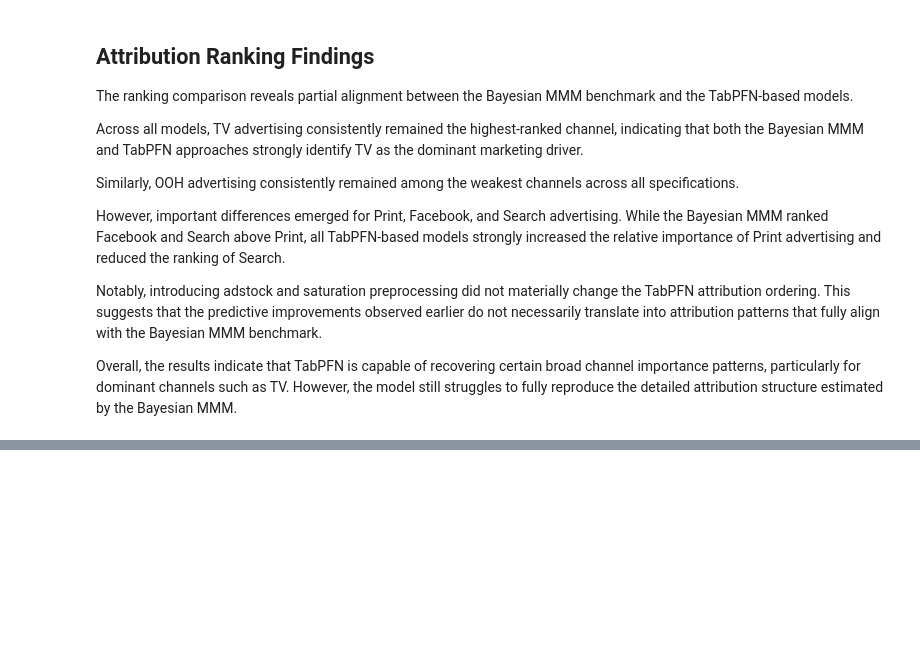
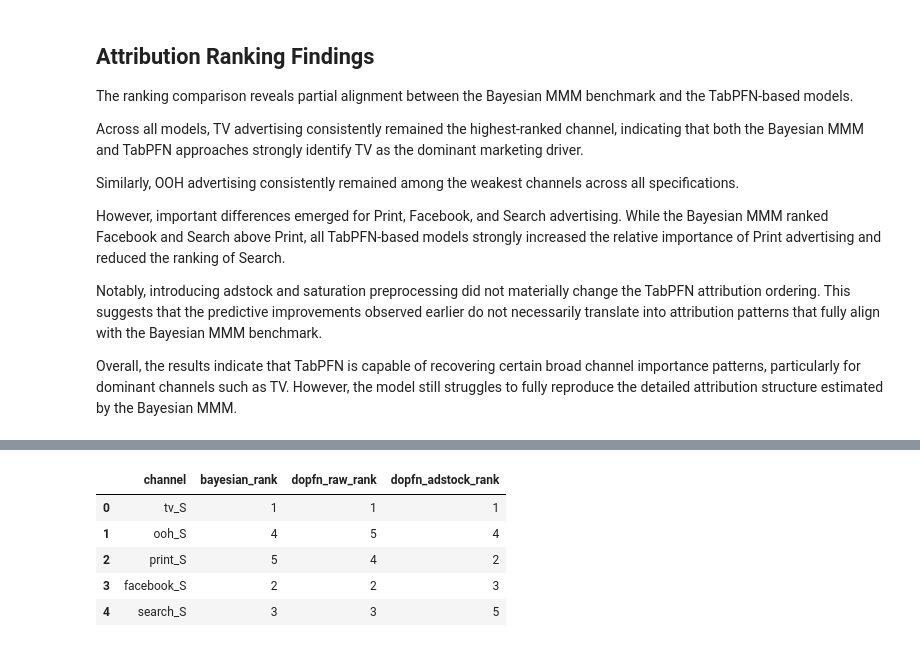
Before and after one commit to ismaelale13/seminar-mmm-pfn, a Jupyter notebook: notebooks/06_comparisons&Summary.ipynb, the cells around one changed output, grey strips where cells are left out. Cells and saved outputs as stored; diff of their text form; code cells hidden in the pictures; blank space fills up the shorter version.

```diff
--- a/notebooks/06_comparisons&Summary.ipynb
+++ b/notebooks/06_comparisons&Summary.ipynb
@@ -341,0 +385,48 @@ Overall, the results indicate that TabPFN is capable of recovering certain broad
+# %%
+# Step 2: Do-PFN ranking comparison
+
+dopfn_ranking_df = pd.DataFrame({
+    "channel": [
+        "tv_S",
+        "ooh_S",
+        "print_S",
+        "facebook_S",
+        "search_S"
+    ],
+
+    # Bayesian MMM ranking
+    "bayesian_rank": [
+        1,
+        4,
+        5,
+        2,
+        3
+    ],
+
+    # Do-PFN Raw ranking
+    "dopfn_raw_rank": [
+        1,
+        5,
+        4,
+        2,
+        3
+    ],
+
+    # Do-PFN + Adstock ranking
+    "dopfn_adstock_rank": [
+        1,
+        4,
+        2,
+        3,
+        5
+    ]
+})
+
+dopfn_ranking_df
+# %% [output]
+|  | channel | bayesian_rank | dopfn_raw_rank | dopfn_adstock_rank |
+| 0 | tv_S | 1 | 1 | 1 |
+| 1 | ooh_S | 4 | 5 | 4 |
+| 2 | print_S | 5 | 4 | 2 |
+| 3 | facebook_S | 2 | 2 | 3 |
+| 4 | search_S | 3 | 3 | 5 |
```
Also changed, not shown: parts of 7 cells of this notebook.
